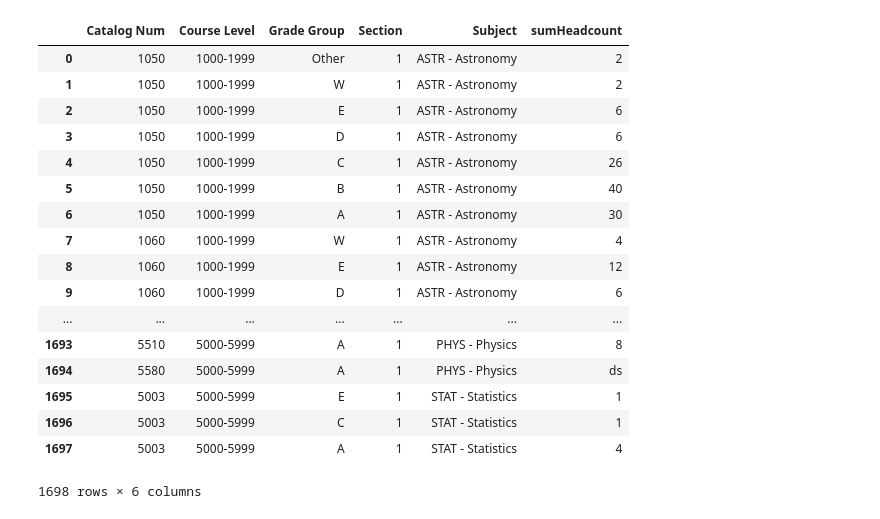
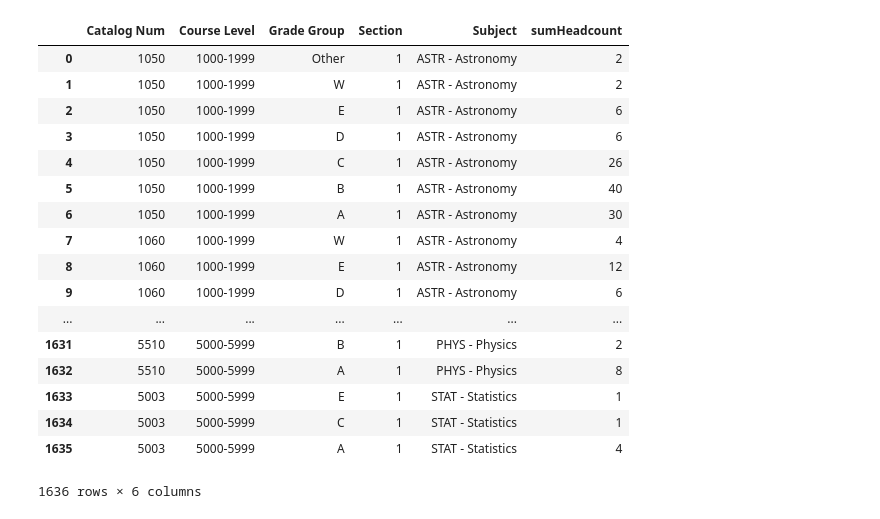
Before and after one commit to piraquive/DS_project, a Jupyter notebook: DS project scraping.ipynb, the cells around one changed output. Saved outputs shown, nothing was run; the diff lists cells and outputs as text; code cells hidden in the pictures.

```diff
--- a/DS project scraping.ipynb
+++ b/DS project scraping.ipynb
@@ -15,25 +15,33 @@ plt.style.use('ggplot')
 %matplotlib inline
 plt.rcParams['figure.figsize'] = (10, 6)
 from bs4 import UnicodeDammit
-# %%
-grades=pd.read_csv('grade_crosstab_data.csv', encoding="utf8")
-grades
-# %% [output]
-|  | Catalog Num | Course Level | Grade Group | Section | Subject | sumHeadcount |
-| 0 | 1050 | 1000-1999 | Other | 1 | ASTR - Astronomy | 2 |
-| 1 | 1050 | 1000-1999 | W | 1 | ASTR - Astronomy | 2 |
-| 2 | 1050 | 1000-1999 | E | 1 | ASTR - Astronomy | 6 |
-| 3 | 1050 | 1000-1999 | D | 1 | ASTR - Astronomy | 6 |
-| 4 | 1050 | 1000-1999 | C | 1 | ASTR - Astronomy | 26 |
-| 5 | 1050 | 1000-1999 | B | 1 | ASTR - Astronomy | 40 |
-| 6 | 1050 | 1000-1999 | A | 1 | ASTR - Astronomy | 30 |
-| 7 | 1060 | 1000-1999 | W | 1 | ASTR - Astronomy | 4 |
-| 8 | 1060 | 1000-1999 | E | 1 | ASTR - Astronomy | 12 |
-| 9 | 1060 | 1000-1999 | D | 1 | ASTR - Astronomy | 6 |
-| ... | ... | ... | ... | ... | ... | ... |
-| 1693 | 5510 | 5000-5999 | A | 1 | PHYS - Physics | 8 |
-| 1694 | 5580 | 5000-5999 | A | 1 | PHYS - Physics | ds |
-| 1695 | 5003 | 5000-5999 | E | 1 | STAT - Statistics | 1 |
-| 1696 | 5003 | 5000-5999 | C | 1 | STAT - Statistics | 1 |
-| 1697 | 5003 | 5000-5999 | A | 1 | STAT - Statistics | 4 |
-1698 rows × 6 columns
+# %%
+grades=pd.read_csv('grade_crosstab_data.csv', encoding="utf8")
+i=0
+hc=grades['sumHeadcount']
+while i <= 1696:
+    if hc[i]== 'ds':
+        grades=grades.drop(i, axis=0)
+
+    i+=1
+grades=grades.reset_index(drop=True)
+grades
+# %% [output]
+|  | Catalog Num | Course Level | Grade Group | Section | Subject | sumHeadcount |
+| 0 | 1050 | 1000-1999 | Other | 1 | ASTR - Astronomy | 2 |
+| 1 | 1050 | 1000-1999 | W | 1 | ASTR - Astronomy | 2 |
+| 2 | 1050 | 1000-1999 | E | 1 | ASTR - Astronomy | 6 |
+| 3 | 1050 | 1000-1999 | D | 1 | ASTR - Astronomy | 6 |
+| 4 | 1050 | 1000-1999 | C | 1 | ASTR - Astronomy | 26 |
+| 5 | 1050 | 1000-1999 | B | 1 | ASTR - Astronomy | 40 |
+| 6 | 1050 | 1000-1999 | A | 1 | ASTR - Astronomy | 30 |
+| 7 | 1060 | 1000-1999 | W | 1 | ASTR - Astronomy | 4 |
+| 8 | 1060 | 1000-1999 | E | 1 | ASTR - Astronomy | 12 |
+| 9 | 1060 | 1000-1999 | D | 1 | ASTR - Astronomy | 6 |
+| ... | ... | ... | ... | ... | ... | ... |
+| 1631 | 5510 | 5000-5999 | B | 1 | PHYS - Physics | 2 |
+| 1632 | 5510 | 5000-5999 | A | 1 | PHYS - Physics | 8 |
+| 1633 | 5003 | 5000-5999 | E | 1 | STAT - Statistics | 1 |
+| 1634 | 5003 | 5000-5999 | C | 1 | STAT - Statistics | 1 |
+| 1635 | 5003 | 5000-5999 | A | 1 | STAT - Statistics | 4 |
+1636 rows × 6 columns
```
Also changed, not shown: parts of 1 cell of this notebook.
